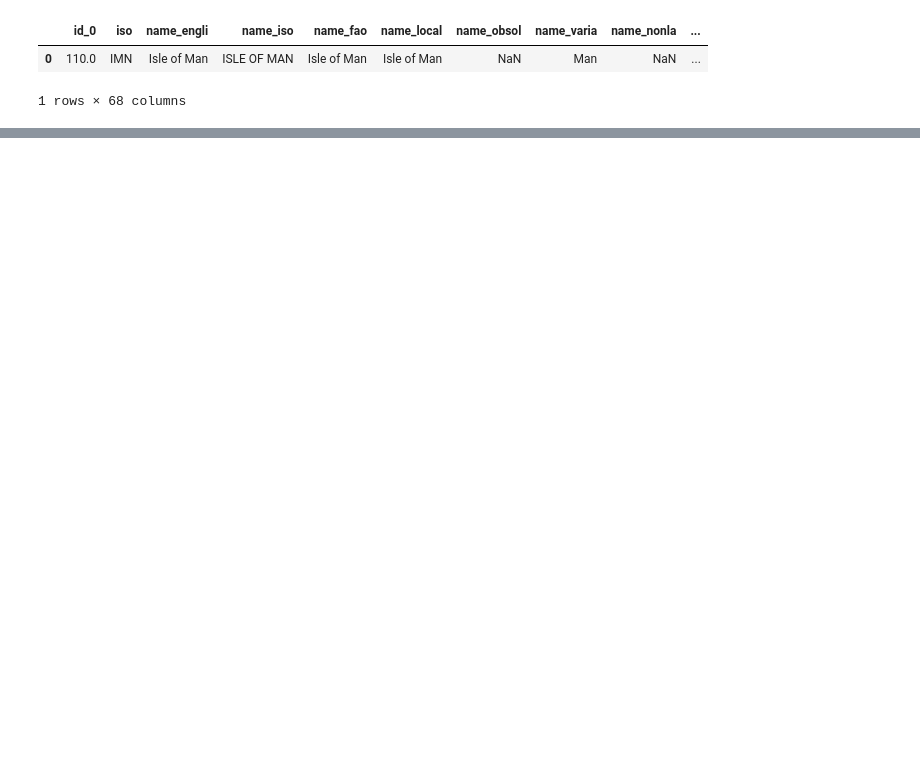
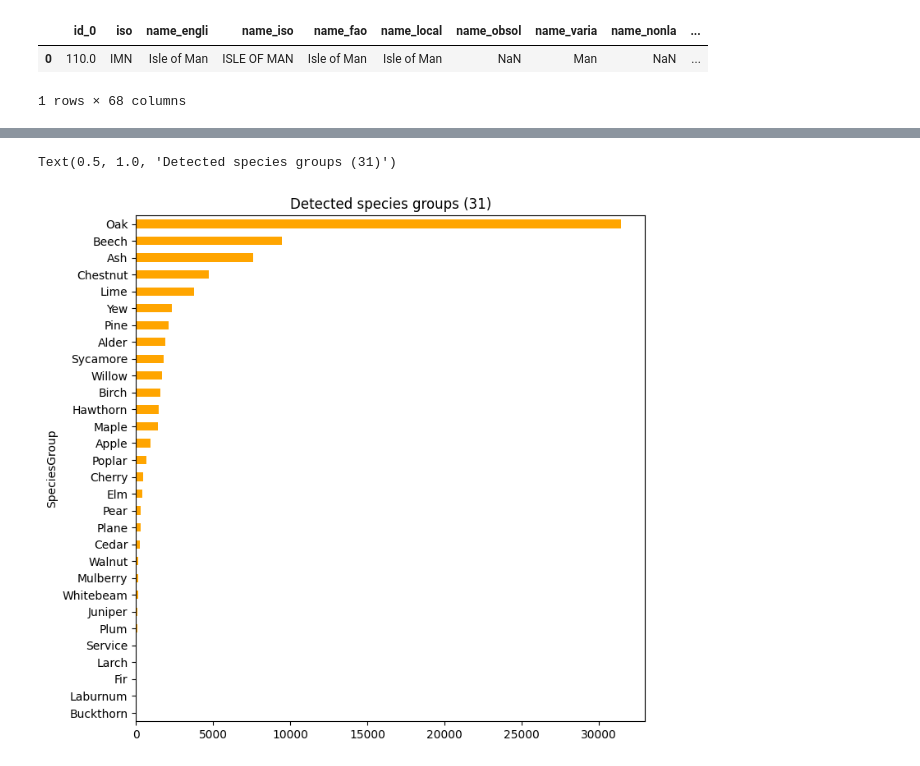
Before and after one commit to tabular18/ancient-trees, a Jupyter notebook: ancientTreeEDA.ipynb, the cells around one changed output, grey strips where cells are left out. Cells and saved outputs as stored; diff of their text form; code cells hidden in the pictures; blank space fills up the shorter version.

```diff
--- a/ancientTreeEDA.ipynb
+++ b/ancientTreeEDA.ipynb
@@ -1106,3 +1008,7 @@ shape
 |  | id_0 | iso | name_engli | name_iso | name_fao | name_local | name_obsol | name_varia | name_nonla | ... |
 | 0 | 110.0 | IMN | Isle of Man | ISLE OF MAN | Isle of Man | Isle of Man | NaN | Man | NaN | ... |
 1 rows × 68 columns
+# %%
+import pandas as pd
+markers=pd.read_csv('C:/Users/helen/Documents/Python/AncientTrees/data/output/ATI_Base_table_09-10-2023_1817.csv')
+markers.info()
@@ -1108,0 +1033,11 @@ shape
+# %%
+species_groups=['oak', 'beech', 'cedar', 'lime', 'walnut', 'ash', 'alder',
+       'hawthorn', 'willow', 'larch', 'elm', 'poplar', 'cherry',
+       'service', 'apple', 'juniper', 'mulberry', 'birch', 'sycamore',
+       'maple', 'chestnut', 'pear', 'plane', 'cypress', 'plum', 'yew',
+       'laburnum', 'pine', 'whitebeam', 'fir', 'buckthorn']
+markers[markers.SpeciesGroup.str.lower().isin(species_groups)].SpeciesGroup.value_counts(ascending=True)[-30:].plot(kind='barh', figsize=(8,8), color='orange')
+plt.title(f'Detected species groups ({len(species_groups)})')
+# %% [output]
+Text(0.5, 1.0, 'Detected species groups (31)')
+[figure, added]
```
Also changed, not shown: parts of 16 cells of this notebook, 11 other files.
